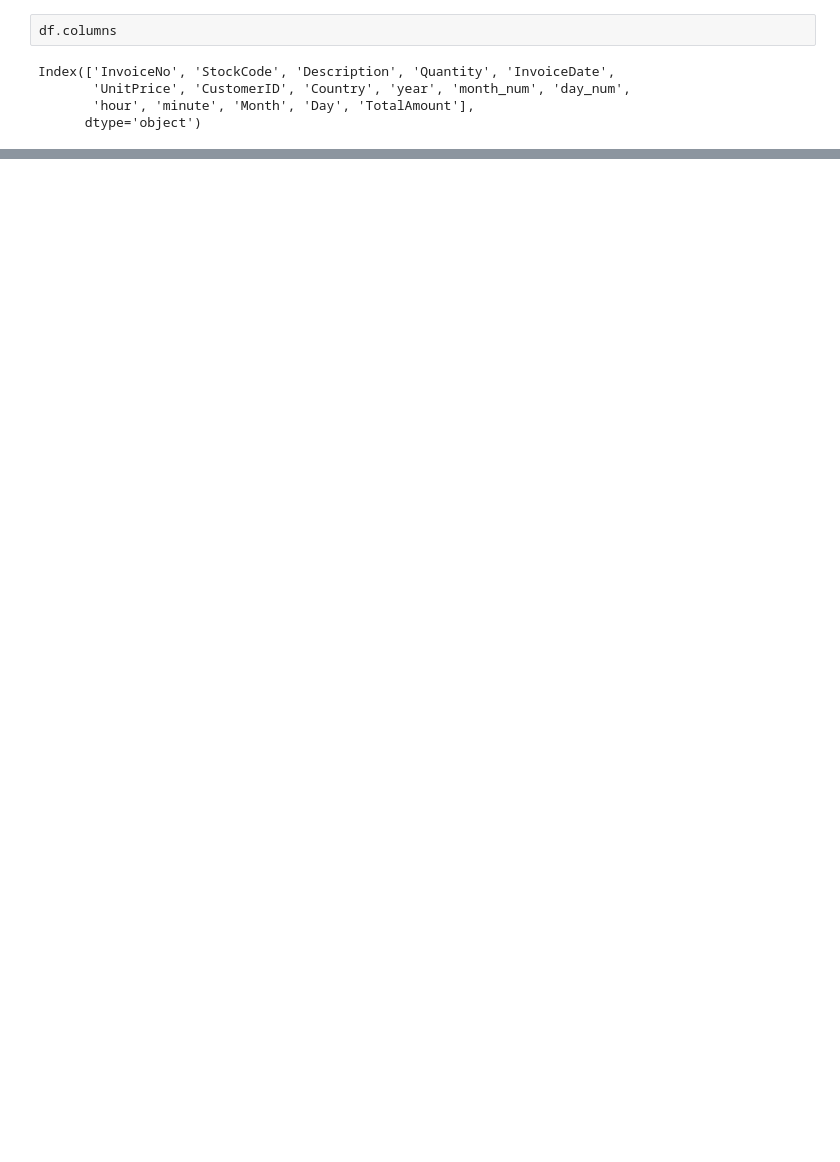
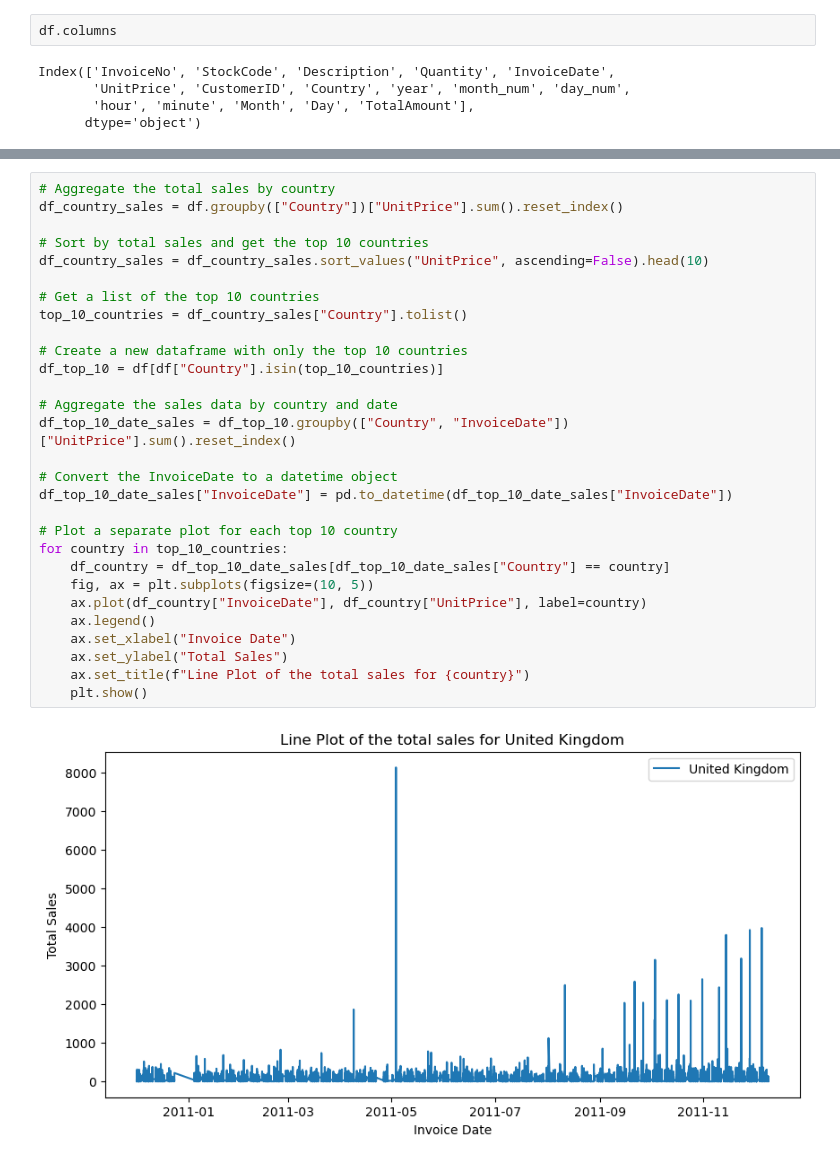
Before and after one commit to tusharraskar/Online-Retail-Customer-Segmentation, a Jupyter notebook: Online Retail Customer Segmentation.ipynb, the cells around one changed output, grey strips where cells are left out. Saved outputs shown, nothing was run; the diff lists cells and outputs as text; blank space fills up the shorter version.

```diff
--- a/Online Retail Customer Segmentation.ipynb
+++ b/Online Retail Customer Segmentation.ipynb
@@ -578,0 +673,31 @@ Index(['InvoiceNo', 'StockCode', 'Description', 'Quantity', 'InvoiceDate',
+# %%
+# Aggregate the total sales by country
+df_country_sales = df.groupby(["Country"])["UnitPrice"].sum().reset_index()
+
+# Sort by total sales and get the top 10 countries
+df_country_sales = df_country_sales.sort_values("UnitPrice", ascending=False).head(10)
+
+# Get a list of the top 10 countries
+top_10_countries = df_country_sales["Country"].tolist()
+
+# Create a new dataframe with only the top 10 countries
+df_top_10 = df[df["Country"].isin(top_10_countries)]
+
+# Aggregate the sales data by country and date
+df_top_10_date_sales = df_top_10.groupby(["Country", "InvoiceDate"])["UnitPrice"].sum().reset_index()
+
+# Convert the InvoiceDate to a datetime object
+df_top_10_date_sales["InvoiceDate"] = pd.to_datetime(df_top_10_date_sales["InvoiceDate"])
+
+# Plot a separate plot for each top 10 country
+for country in top_10_countries:
+    df_country = df_top_10_date_sales[df_top_10_date_sales["Country"] == country]
+    fig, ax = plt.subplots(figsize=(10, 5))
+    ax.plot(df_country["InvoiceDate"], df_country["UnitPrice"], label=country)
+    ax.legend()
+    ax.set_xlabel("Invoice Date")
+    ax.set_ylabel("Total Sales")
+    ax.set_title(f"Line Plot of the total sales for {country}")
+    plt.show()
+# %% [output]
+[figure, added]
```
Also changed, not shown: parts of 10 cells of this notebook.
